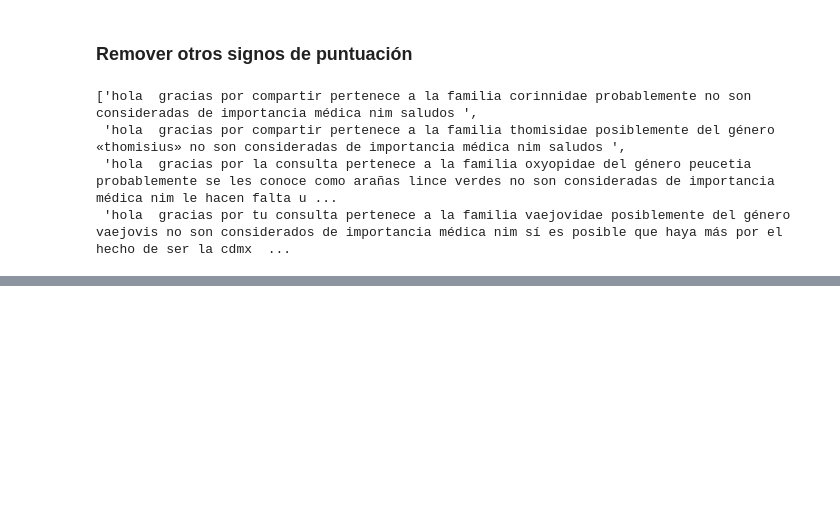
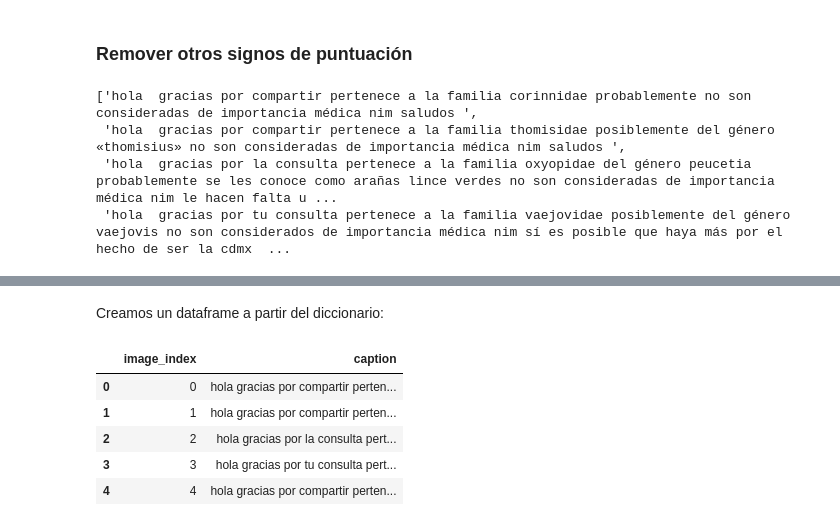
Before and after one commit to eddson90/tareas_data_science, a Jupyter notebook: statistical-learning-2/proyecto-final/parte3/Parte3_RNN.ipynb, the cells around one changed output, grey strips where cells are left out. Saved outputs shown, nothing was run; the diff lists cells and outputs as text; code cells hidden in the pictures; blank space fills up the shorter version.

```diff
--- a/statistical-learning-2/proyecto-final/parte3/Parte3_RNN.ipynb
+++ b/statistical-learning-2/proyecto-final/parte3/Parte3_RNN.ipynb
@@ -206,0 +228,14 @@ captions_list_clean[0:4]
+# %% [markdown]
+Creamos un dataframe a partir del diccionario:
+# %%
+data = pd.DataFrame.from_dict(descriptions,orient='index', columns=['caption'])
+data['image_index'] = data.index
+data = data[['image_index', 'caption']]
+data.head()
+# %% [output]
+|  | image_index | caption |
+| 0 | 0 | hola gracias por compartir perten... |
+| 1 | 1 | hola gracias por compartir perten... |
+| 2 | 2 | hola gracias por la consulta pert... |
+| 3 | 3 | hola gracias por tu consulta pert... |
+| 4 | 4 | hola gracias por compartir perten... |
```
Also changed, not shown: parts of 40 cells of this notebook.
